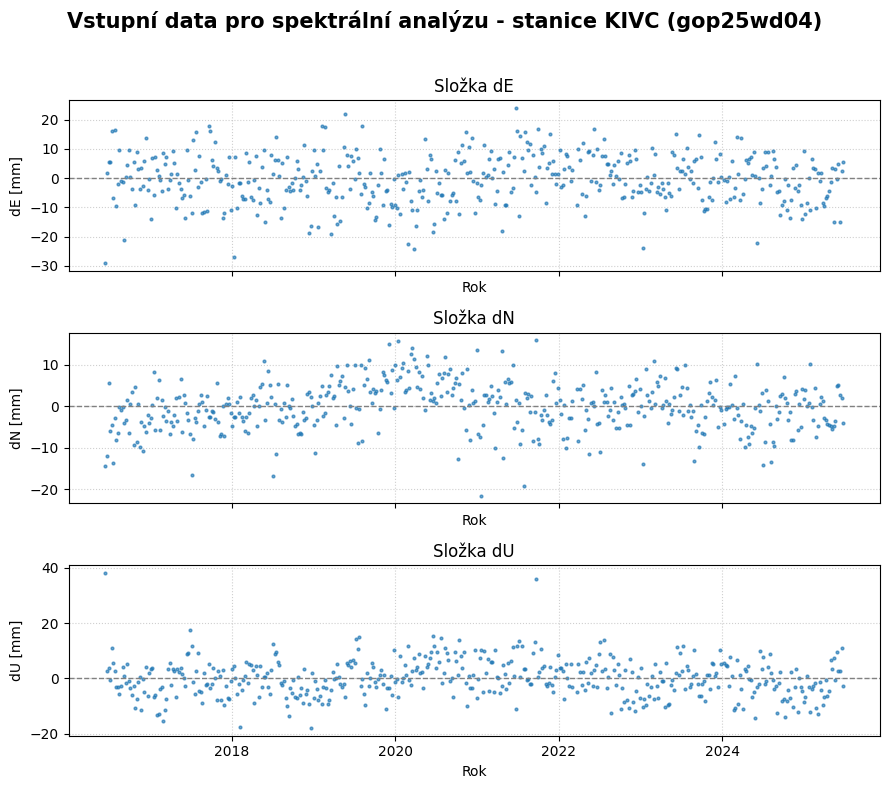
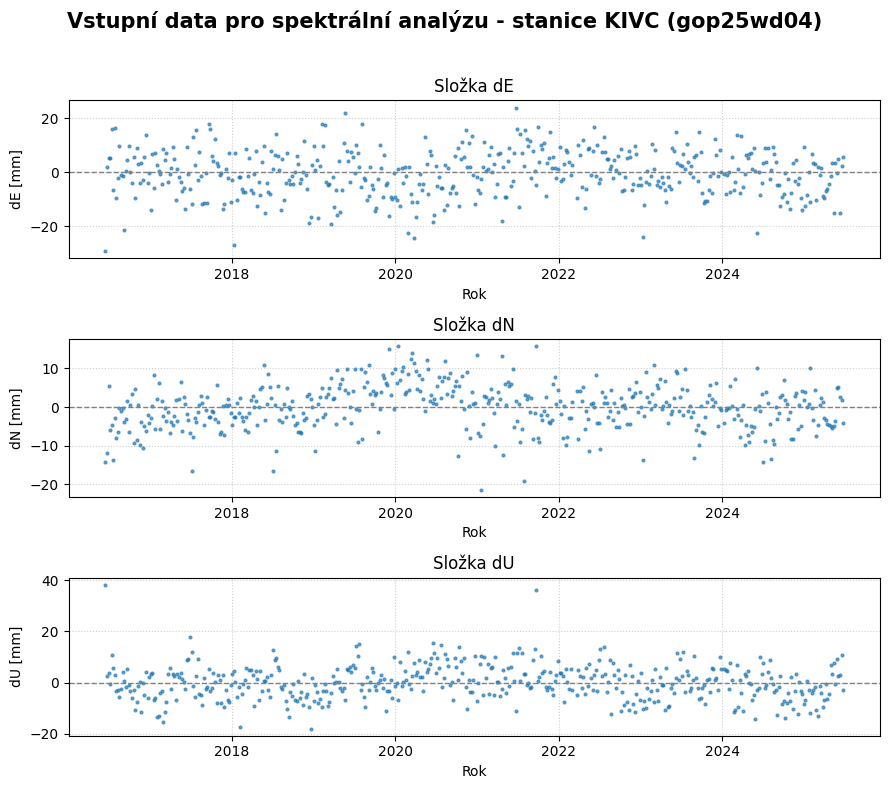
The notebook cell's code change between the first figure and the second:
--- before
+++ after
@@ -10,4 +10,5 @@
     ax.set_title(component_titles[comp], fontweight="normal")
     ax.set_ylabel(f"{comp} [mm]")
+    ax.tick_params(axis="x", labelbottom=True)
     ax.grid(True, linestyle=":", alpha=0.6)
     ax.set_xlabel("Rok")

Commit: Kompletní výstupy